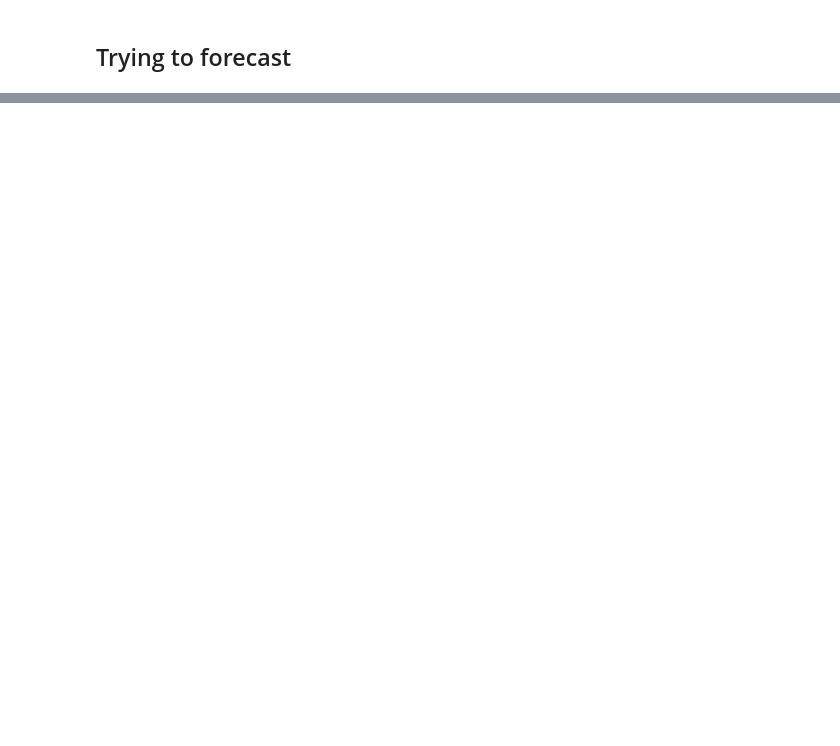
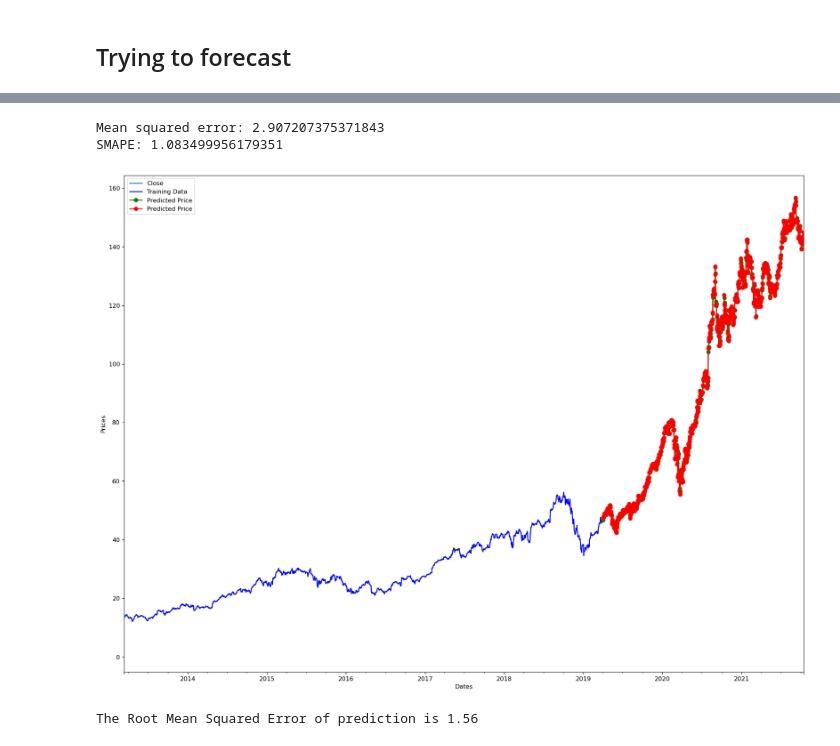
Before and after one commit to Rparekh123/stock-prediction-capstone, a Jupyter notebook: fsm2.ipynb, the cells around one changed output, grey strips where cells are left out. Drawn from its saved outputs; the diff is of its cells as text; code cells hidden in the pictures; blank space fills up the shorter version.

```diff
--- a/fsm2.ipynb
+++ b/fsm2.ipynb
@@ -201,0 +235,4 @@ plt.show()
+# %%
+auto = pm.auto_arima(train, d=n_diffs, seasonal=False, stepwise=True,
+                     suppress_warnings=True, error_action="ignore", max_p=6,
+                     max_order=None, trace=True)
@@ -201,0 +277,44 @@ plt.show()
+# %%
+model = auto  # seeded from the model we've already fit
+
+def forecast_one_step():
+    fc, conf_int = model.predict(n_periods=1, return_conf_int=True)
+    return (
+        fc.tolist()[0],
+        np.asarray(conf_int).tolist()[0])
+
+forecasts = []
+confidence_intervals = []
+
+for new_ob in test['Close']:
+    fc, conf = forecast_one_step()
+    forecasts.append(fc)
+    confidence_intervals.append(conf)
+
+    # Updates the existing model with a small number of MLE steps
+    model.update(new_ob)
+
+print(f"Mean squared error: {mean_squared_error(test['Close'], forecasts)}")
+print(f"SMAPE: {smape(test['Close'], forecasts)}")
+# %% [output]
+Mean squared error: 2.907207375371843
+SMAPE: 1.083499956179351
+# %%
+ax = aapl_close.iloc[1500:].plot(label='observed', figsize=(20, 15))
+ax.plot(train, color='blue', label='Training Data')
+ax.plot(test.index, forecasts, color='green', marker='o',
+             label='Predicted Price')
+ax.plot(test.index, test, color='red', marker='o', label='Predicted Price')
+ax.set_xlabel('Dates')
+ax.set_ylabel('Prices')
+#axes[0].plot(test_data.index, forecasts, color='green', marker='o',
+       #      label='Predicted Price')
+
+plt.legend()
+plt.show()
+# %% [output]
+[figure, added]
+# %%
+print('The Root Mean Squared Error of prediction is {}'.format(round(np.sqrt(2.42050490921879), 2)))
+# %% [output]
+The Root Mean Squared Error of prediction is 1.56
```
Also changed, not shown: parts of 33 cells of this notebook.
